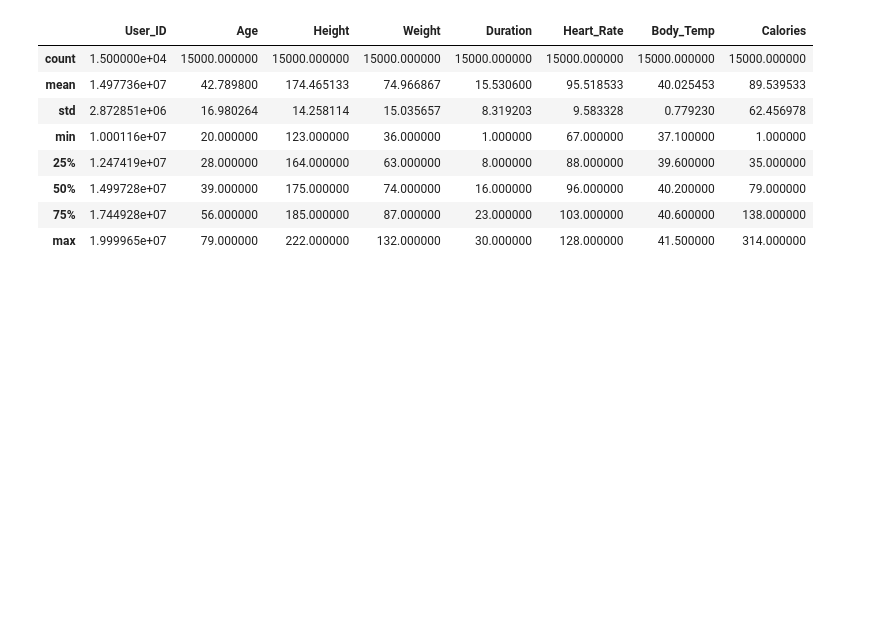
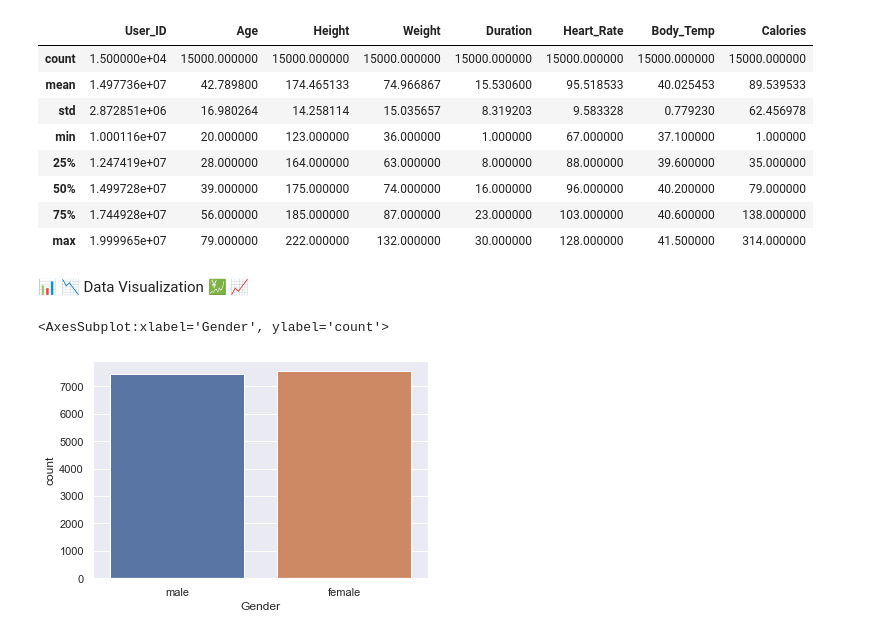
Before and after one commit to AhorIsaac/ml-calories-burn-pred, a Jupyter notebook: calories-burn.ipynb, the cells around one changed output. Cells and saved outputs as stored; diff of their text form; code cells hidden in the pictures; blank space fills up the shorter version.

Commit message:
Data Analysis

```diff
--- a/calories-burn.ipynb
+++ b/calories-burn.ipynb
@@ -87,3 +87,13 @@ calories_data.describe()
 | 50% | 1.499728e+07 | 39.000000 | 175.000000 | 74.000000 | 16.000000 | 96.000000 | 40.200000 | 79.000000 |
 | 75% | 1.744928e+07 | 56.000000 | 185.000000 | 87.000000 | 23.000000 | 103.000000 | 40.600000 | 138.000000 |
 | max | 1.999965e+07 | 79.000000 | 222.000000 | 132.000000 | 30.000000 | 128.000000 | 41.500000 | 314.000000 |
+# %% [markdown]
+📊 📉 Data Visualization 💹 📈
+# %%
+sns.set()
+# %%
+# -- plotting the gender column with count plot
+sns.countplot(calories_data['Gender'])
+# %% [output]
+<AxesSubplot:xlabel='Gender', ylabel='count'>
+[figure, added]
```
Also changed, not shown: parts of 3 cells of this notebook.
